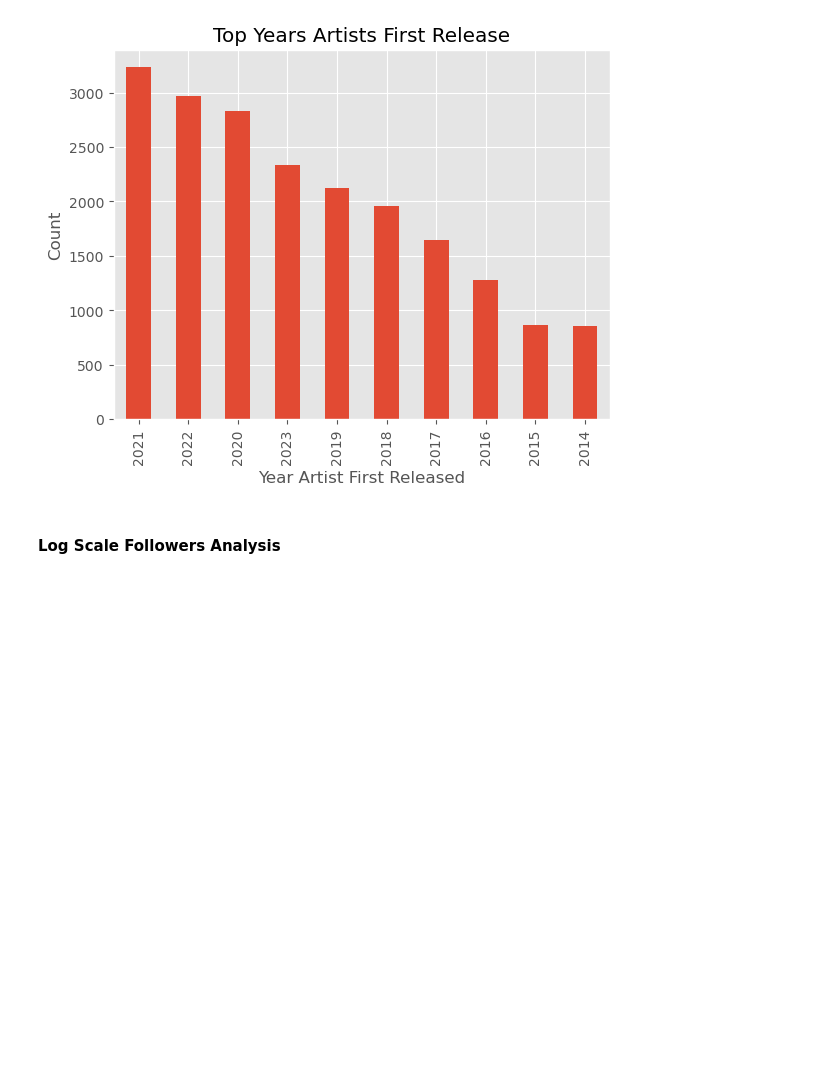
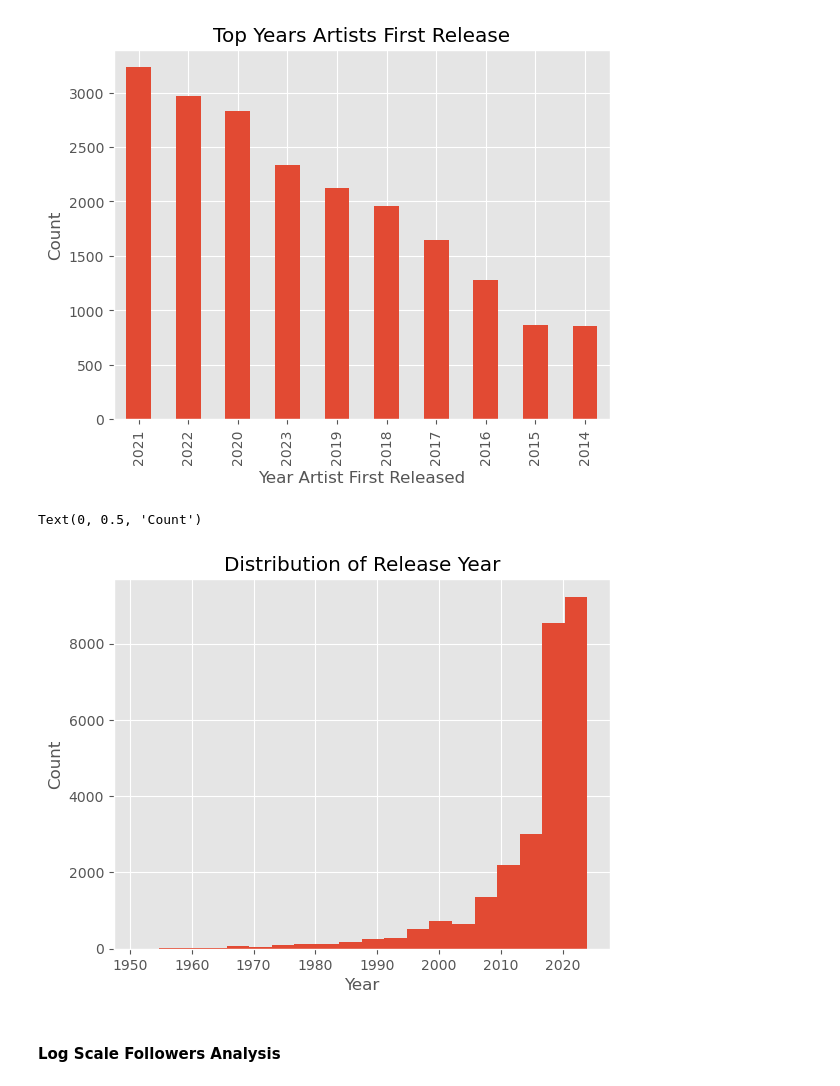
Before and after one commit to JingChengGu/spotify_monthly_listener_predictor, a Jupyter notebook: data_eda.ipynb, the cells around one changed output. Drawn from its saved outputs; the diff is of its cells as text; code cells hidden in the pictures; blank space fills up the shorter version.

```diff
--- a/data_eda.ipynb
+++ b/data_eda.ipynb
@@ -190,6 +193,14 @@ release_year_plot.set_ylabel('Count')
 # %% [output]
 Text(0, 0.5, 'Count')
 [figure]
+# %%
+release_year_hist = spotify_artist_info['first_release_year'].plot(kind = 'hist', bins = 20 \
+                                                ,title = 'Distribution of Release Year')
+release_year_hist.set_xlabel('Year')
+release_year_hist.set_ylabel('Count')
+# %% [output]
+Text(0, 0.5, 'Count')
+[figure, added]
 # %% [markdown]
 #### Log Scale Followers Analysis
 # %%
```
Also changed, not shown: parts of 13 cells of this notebook.
